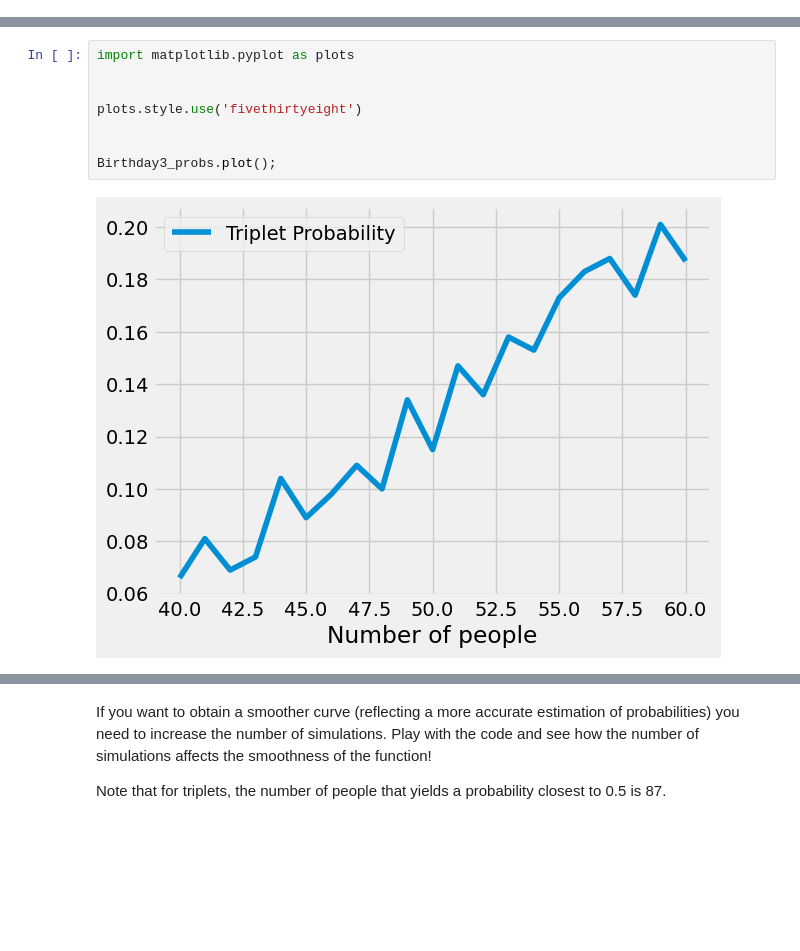
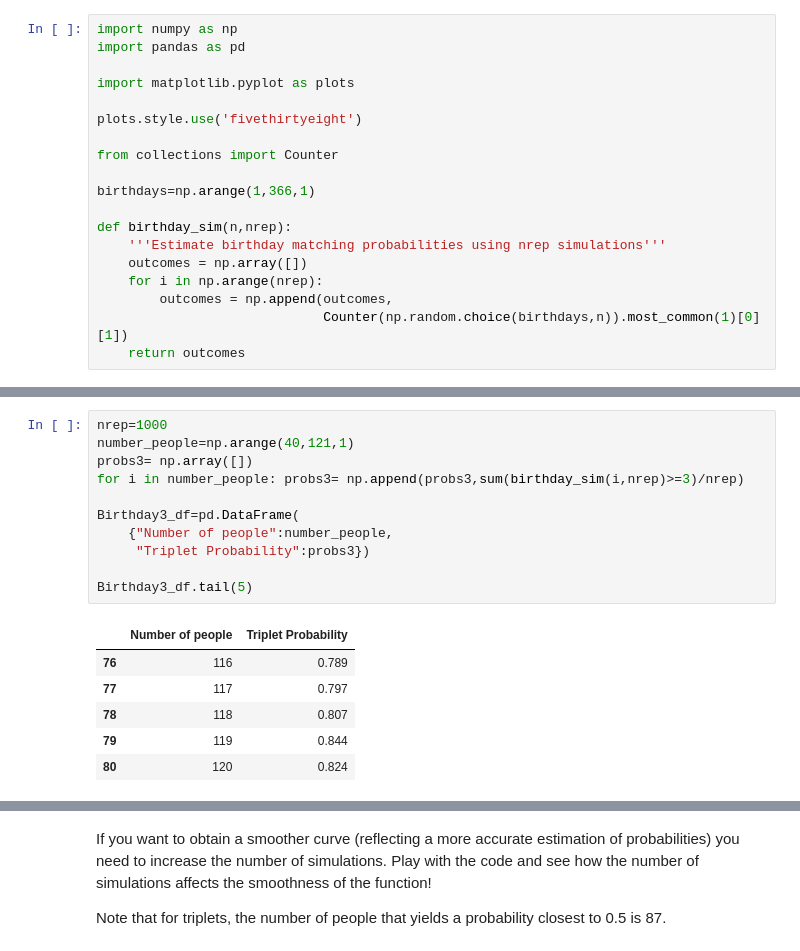
Before and after one commit to uchicago-dsi/textbook-datascience-1, a Jupyter notebook: textbook/11/3/Math_vs_Computation.ipynb, the cells around one changed output, grey strips where cells are left out. Saved outputs shown, nothing was run; the diff lists cells and outputs as text; blank space fills up the shorter version.

```diff
--- a/textbook/11/3/Math_vs_Computation.ipynb
+++ b/textbook/11/3/Math_vs_Computation.ipynb
@@ -1,3 +1,22 @@
+# %%
+import numpy as np
+import pandas as pd
+
+import matplotlib.pyplot as plots
+
+plots.style.use('fivethirtyeight')
+
+from collections import Counter
+
+birthdays=np.arange(1,366,1)
+
+def birthday_sim(n,nrep):
+    '''Estimate birthday matching probabilities using nrep simulations'''
+    outcomes = np.array([])
+    for i in np.arange(nrep):
+        outcomes = np.append(outcomes,
+                             Counter(np.random.choice(birthdays,n)).most_common(1)[0][1])
+    return outcomes
 # %% [markdown]
 # Mathematical derivation versus computational estimation
 
@@ -66,10 +45,18 @@ Birthday3_probs.tail(5)
-# %%
-import matplotlib.pyplot as plots
-
-
-plots.style.use('fivethirtyeight')
-
-
-Birthday3_probs.plot();
-# %% [output]
-[figure, removed]
+# %%
+nrep=1000
+number_people=np.arange(40,121,1)
+probs3= np.array([])
+for i in number_people: probs3= np.append(probs3,sum(birthday_sim(i,nrep)>=3)/nrep)
+
+Birthday3_df=pd.DataFrame(
+    {"Number of people":number_people,
+     "Triplet Probability":probs3})
+
+Birthday3_df.tail(5)
+# %% [output]
+|  | Number of people | Triplet Probability |
+| 76 | 116 | 0.789 |
+| 77 | 117 | 0.797 |
+| 78 | 118 | 0.807 |
+| 79 | 119 | 0.844 |
+| 80 | 120 | 0.824 |
```
Also changed, not shown: parts of 4 cells of this notebook, 4 other files.
